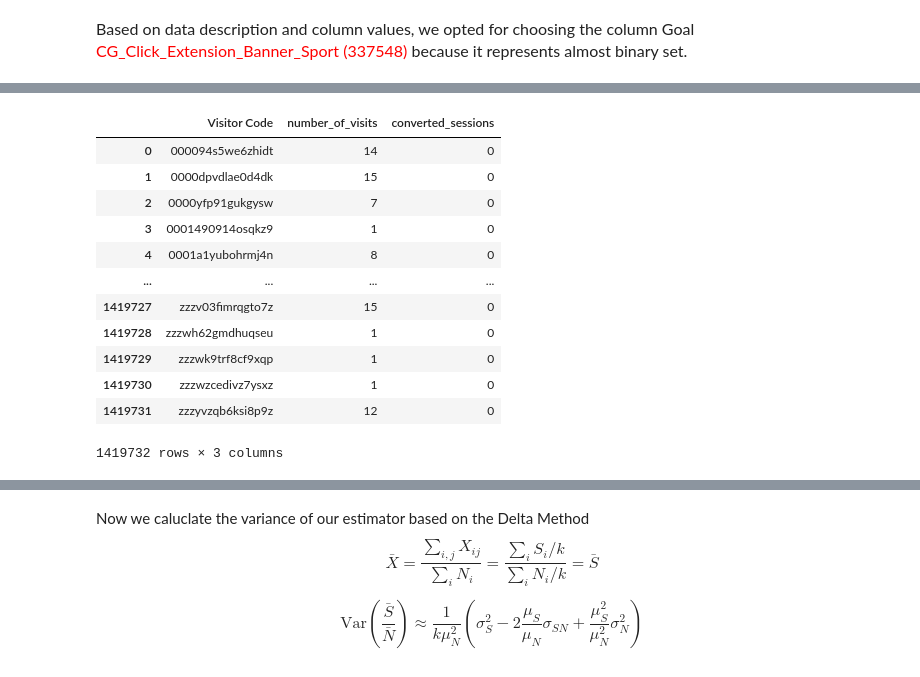
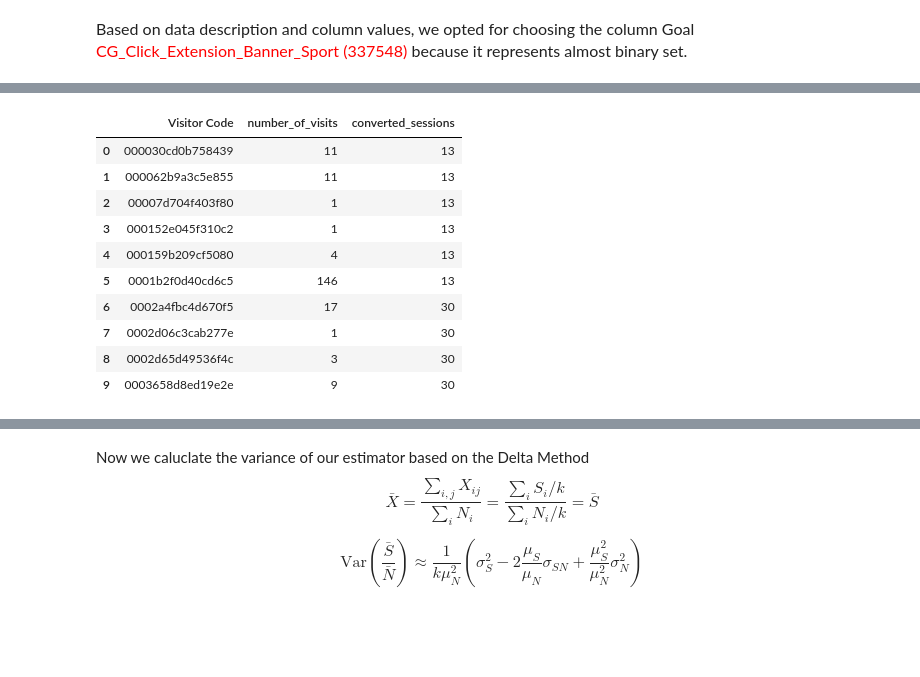
Before and after one commit to GHAZWA-9/app, a Jupyter notebook: dataretr.ipynb, the cells around one changed output, grey strips where cells are left out. Cells and saved outputs as stored; diff of their text form; code cells hidden in the pictures; blank space fills up the shorter version.

```diff
--- a/dataretr.ipynb
+++ b/dataretr.ipynb
@@ -55 +57,3 @@ array(['V1: Der geniale Trick (988277)',
+# %%
+df['Goal Engagement (42795)'] =df['Goal Engagement (42795)'].apply(lambda x: 1 if x > 1 else x)
 # %%
@@ -101,5 +90,0 @@ df.shape
-# %%
-
-df['Nbr_visit'] = df.groupby('Visitor Code')['Visitor Code'].transform('count')
-
-df.head(4)
@@ -123,7 +101,7 @@ df_visits.head(3)
 df_visits = df_visits.reset_index(drop=True)
 # %%
 
-goal_columns  = [col for col in df.columns if (col.startswith('Goal') and  not col.endswith(' Revenue'))]
+'''goal_columns  = [col for col in df.columns if (col.startswith('Goal') and  not col.endswith(' Revenue'))]
 
 #goal_columns = [col for col in df_filtered .columns if col.startswith('Goal')]
-df['goal_product'] = df[goal_columns].prod(axis=1)
+df['goal_product'] = df[goal_columns].prod(axis=1)'''
@@ -157,7 +125,7 @@ goal_columns
 <font size="3">Based on data description and column values, we opted for choosing the column Goal <span style="color:red"> CG_Click_Extension_Banner_Sport (337548)</span> because it represents almost binary set.</font>
 # %%
 
-df_visits['converted_sessions']=df.groupby('Visitor Code')['Goal CG_Click_Extension_Banner_Sport (337548)'].transform('sum')
+df_visits['converted_sessions']=df.groupby('Visitor Code')['Goal Engagement (42795)'].transform('sum')
 # %%
 df_visits['converted_sessions'].value_counts()
 # %% [output]
@@ -169,19 +145,17 @@ Name: count, dtype: int64
 # %%
-df_visits
+df_visits.head(10)
 # %% [output]
 |  | Visitor Code | number_of_visits | converted_sessions |
-| 0 | 000094s5we6zhidt | 14 | 0 |
-| 1 | 0000dpvdlae0d4dk | 15 | 0 |
-| 2 | 0000yfp91gukgysw | 7 | 0 |
-| 3 | 0001490914osqkz9 | 1 | 0 |
-| 4 | 0001a1yubohrmj4n | 8 | 0 |
-| ... | ... | ... | ... |
-| 1419727 | zzzv03fimrqgto7z | 15 | 0 |
-| 1419728 | zzzwh62gmdhuqseu | 1 | 0 |
-| 1419729 | zzzwk9trf8cf9xqp | 1 | 0 |
-| 1419730 | zzzwzcedivz7ysxz | 1 | 0 |
-| 1419731 | zzzyvzqb6ksi8p9z | 12 | 0 |
+| 0 | 000030cd0b758439 | 11 | 13 |
+| 1 | 000062b9a3c5e855 | 11 | 13 |
+| 2 | 00007d704f403f80 | 1 | 13 |
+| 3 | 000152e045f310c2 | 1 | 13 |
+| 4 | 000159b209cf5080 | 4 | 13 |
+| 5 | 0001b2f0d40cd6c5 | 146 | 13 |
+| 6 | 0002a4fbc4d670f5 | 17 | 30 |
+| 7 | 0002d06c3cab277e | 1 | 30 |
+| 8 | 0002d65d49536f4c | 3 | 30 |
+| 9 | 0003658d8ed19e2e | 9 | 30 |
-1419732 rows × 3 columns
 # %%
 ## Mean and variance estimator calculation
 mu_S=df_visits['converted_sessions'].mean()
```
Also changed, not shown: parts of 25 cells of this notebook.
